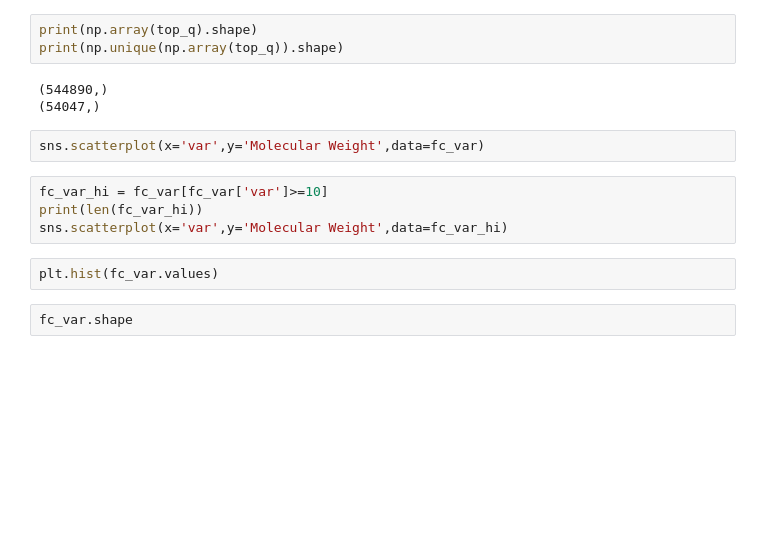
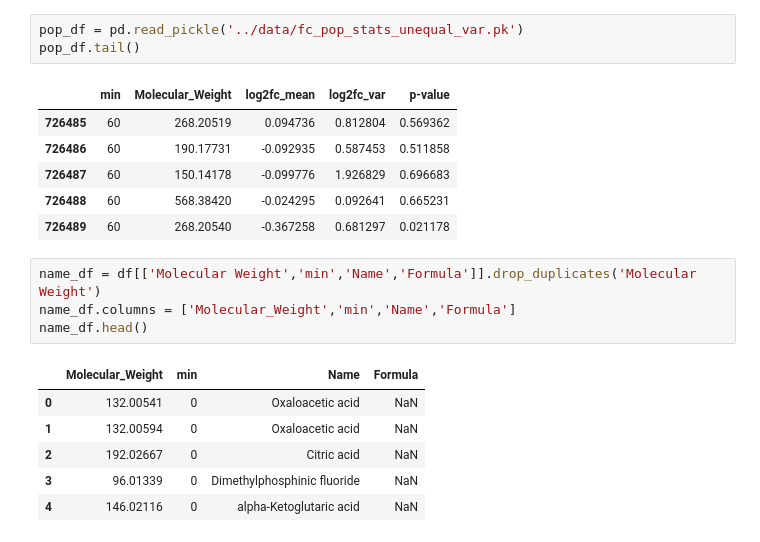
Before and after one commit to jzlab/ml_RIPC, a Jupyter notebook: notebooks/plot_fc.ipynb, the cells around one changed output. Cells and saved outputs as stored; diff of their text form; blank space fills up the shorter version.

```diff
--- a/notebooks/plot_fc.ipynb
+++ b/notebooks/plot_fc.ipynb
@@ -140,16 +17,21 @@ df[top_q_indexes].groupby(['min'])['value'].describe()
-# %%
-print(np.array(top_q).shape)
-print(np.unique(np.array(top_q)).shape)
-# %% [output]
-(544890,)
-(54047,)
-# %%
-sns.scatterplot(x='var',y='Molecular Weight',data=fc_var)
-# %%
-fc_var_hi = fc_var[fc_var['var']>=10]
-print(len(fc_var_hi))
-sns.scatterplot(x='var',y='Molecular Weight',data=fc_var_hi)
-# %%
-plt.hist(fc_var.values)
-# %%
-fc_var.shape
+# %%
+pop_df = pd.read_pickle('../data/fc_pop_stats_unequal_var.pk')
+pop_df.tail()
+# %% [output]
+|  | min | Molecular_Weight | log2fc_mean | log2fc_var | p-value |
+| 726485 | 60 | 268.20519 | 0.094736 | 0.812804 | 0.569362 |
+| 726486 | 60 | 190.17731 | -0.092935 | 0.587453 | 0.511858 |
+| 726487 | 60 | 150.14178 | -0.099776 | 1.926829 | 0.696683 |
+| 726488 | 60 | 568.38420 | -0.024295 | 0.092641 | 0.665231 |
+| 726489 | 60 | 268.20540 | -0.367258 | 0.681297 | 0.021178 |
+# %%
+name_df = df[['Molecular Weight','min','Name','Formula']].drop_duplicates('Molecular Weight')
+name_df.columns = ['Molecular_Weight','min','Name','Formula']
+name_df.head()
+# %% [output]
+|  | Molecular_Weight | min | Name | Formula |
+| 0 | 132.00541 | 0 | Oxaloacetic acid | NaN |
+| 1 | 132.00594 | 0 | Oxaloacetic acid | NaN |
+| 2 | 192.02667 | 0 | Citric acid | NaN |
+| 3 | 96.01339 | 0 | Dimethylphosphinic fluoride | NaN |
+| 4 | 146.02116 | 0 | alpha-Ketoglutaric acid | NaN |
```
Also changed, not shown: parts of 27 cells of this notebook, 8 other files.
